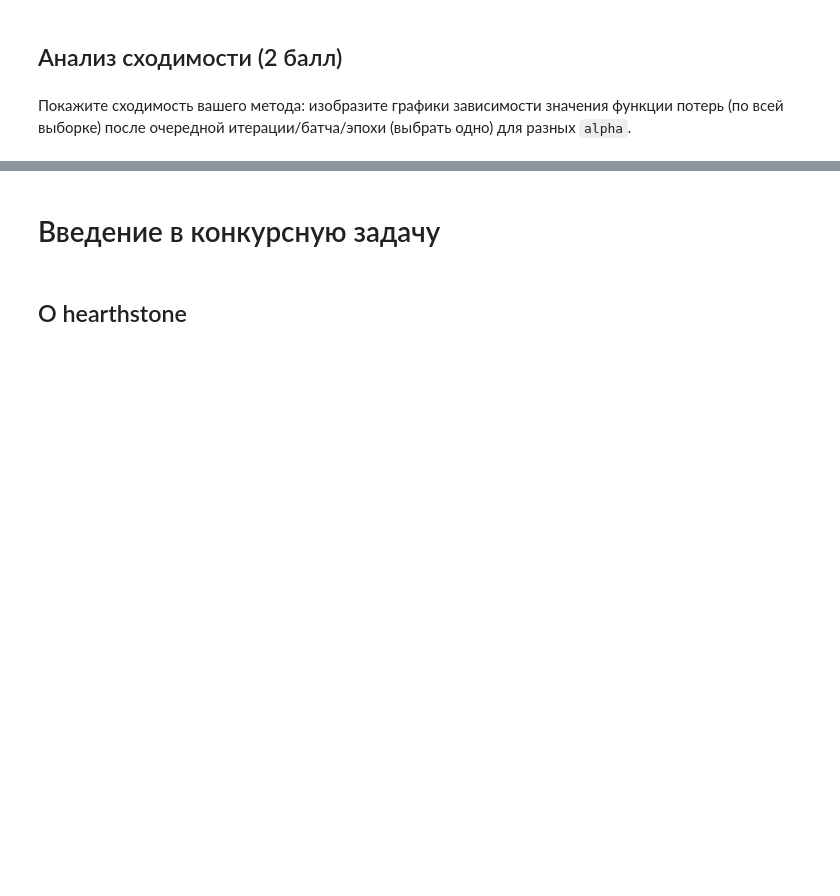
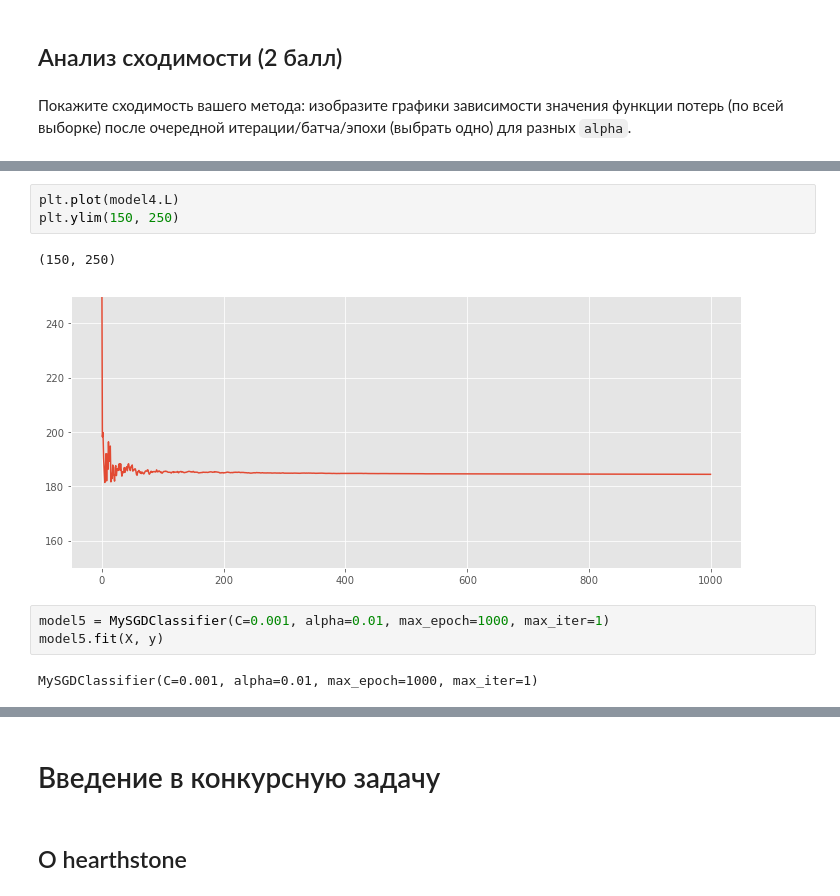
Before and after one commit to MihaJjDa/shpereDM4, a Jupyter notebook: hw4-lin-models.ipynb, the cells around one changed output, grey strips where cells are left out. Drawn from its saved outputs; the diff is of its cells as text; blank space fills up the shorter version.

```diff
--- a/hw4-lin-models.ipynb
+++ b/hw4-lin-models.ipynb
@@ -234,0 +276,11 @@ plt.plot(model.L)
+# %%
+plt.plot(model4.L)
+plt.ylim(150, 250)
+# %% [output]
+(150, 250)
+[figure, added]
+# %%
+model5 = MySGDClassifier(C=0.001, alpha=0.01, max_epoch=1000, max_iter=1)
+model5.fit(X, y)
+# %% [output]
+MySGDClassifier(C=0.001, alpha=0.01, max_epoch=1000, max_iter=1)
```
Also changed, not shown: parts of 59 cells of this notebook.
